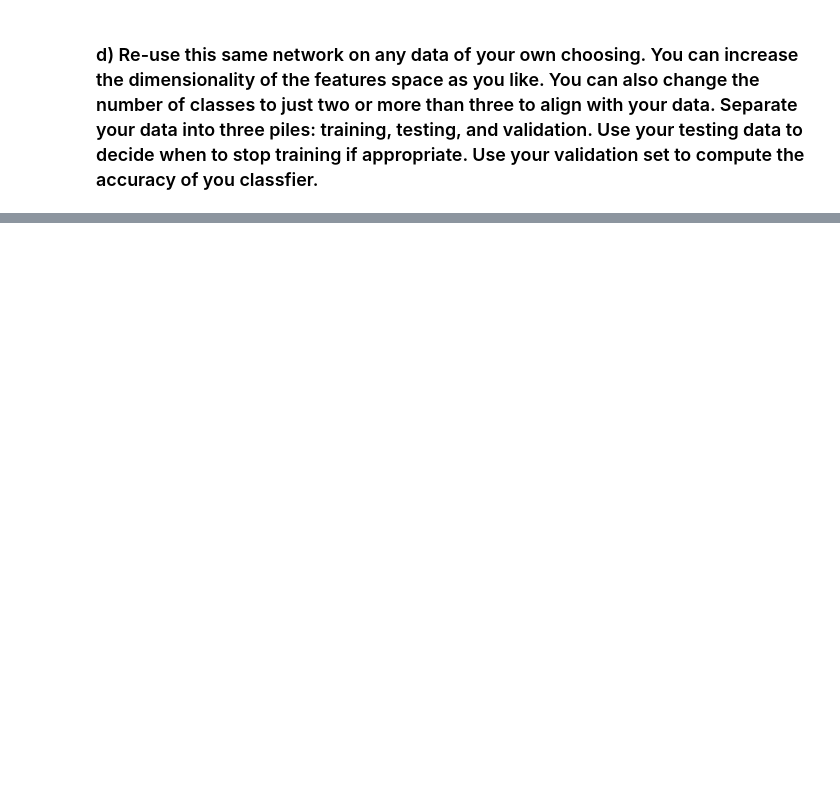
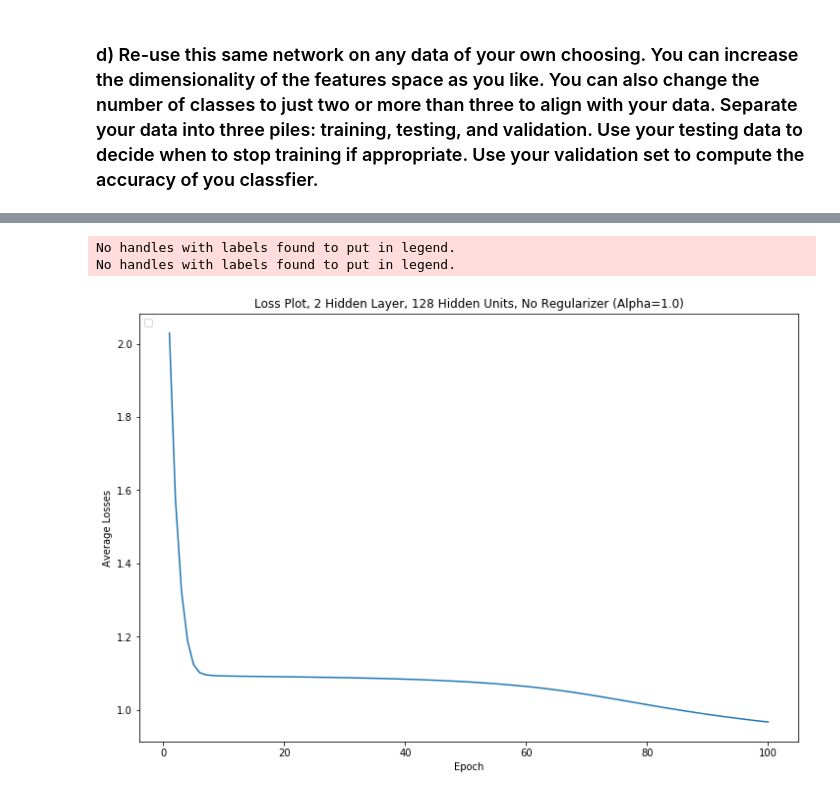
Before and after one commit to geraldzakwan/dl_for_cv_fall_2020, a Jupyter notebook: Homeworks/HW3/gd2551_HW3.ipynb, the cells around one changed output, grey strips where cells are left out. Drawn from its saved outputs; the diff is of its cells as text; code cells hidden in the pictures; blank space fills up the shorter version.

Commit message:
HW3: Copy data training scenario from HW1 and HW2 but now using the full 512 features

```diff
--- a/Homeworks/HW3/gd2551_HW3.ipynb
+++ b/Homeworks/HW3/gd2551_HW3.ipynb
@@ -1027,0 +1136,11 @@ No handles with labels found to put in legend.
+# %%
+bins = 8
+
+# Color Histogram Feature
+# a. Convert the image to HSV color-space
+# b. Compute the color histogram
+# c. Normalize the histogram
+def compute_histogram(image, mask=None):
+    hist = cv2.calcHist([cv2.cvtColor(image, cv2.COLOR_BGR2HSV)], [0, 1, 2], None, [bins, bins, bins], [0, 256, 0, 256, 0, 256])
+    cv2.normalize(hist, hist)
+    return hist.flatten()
@@ -1027,0 +1223,22 @@ No handles with labels found to put in legend.
+# %%
+# Convert string label to numeric, 'centralpark' as 0 and 'timesquare' as 1
+y_train_image = np.array([0.0 if label == 'centralpark' else 1.0 for label in train_labels])
+y_test_image = np.array([0.0 if label == 'centralpark' else 1.0 for label in test_labels])
+
+X_train = np.array(train_features)
+y_train = np.array(y_train_image)[:, np.newaxis]
+
+X_test = np.array(test_features)
+y_test = np.array(y_test_image)[:, np.newaxis]
+
+print(X_train.shape)
+
+print(X_test.shape)
+
+print(y_train.shape)
+print(y_train[0])
+print(y_train[128])
+
+print(y_test.shape)
+print(y_test[0])
+print(y_test[25])
@@ -1027,0 +1341,6 @@ No handles with labels found to put in legend.
+# %%
+plot_losses(losses, 'Loss Plot, {} Hidden Layer, {} Hidden Units, No Regularizer (Alpha={})'.format(2, 128, 1.0))
+# %% [output]
+No handles with labels found to put in legend.
+No handles with labels found to put in legend.
+[figure, added]
```
Also changed, not shown: parts of 25 cells of this notebook, 3 other files.
